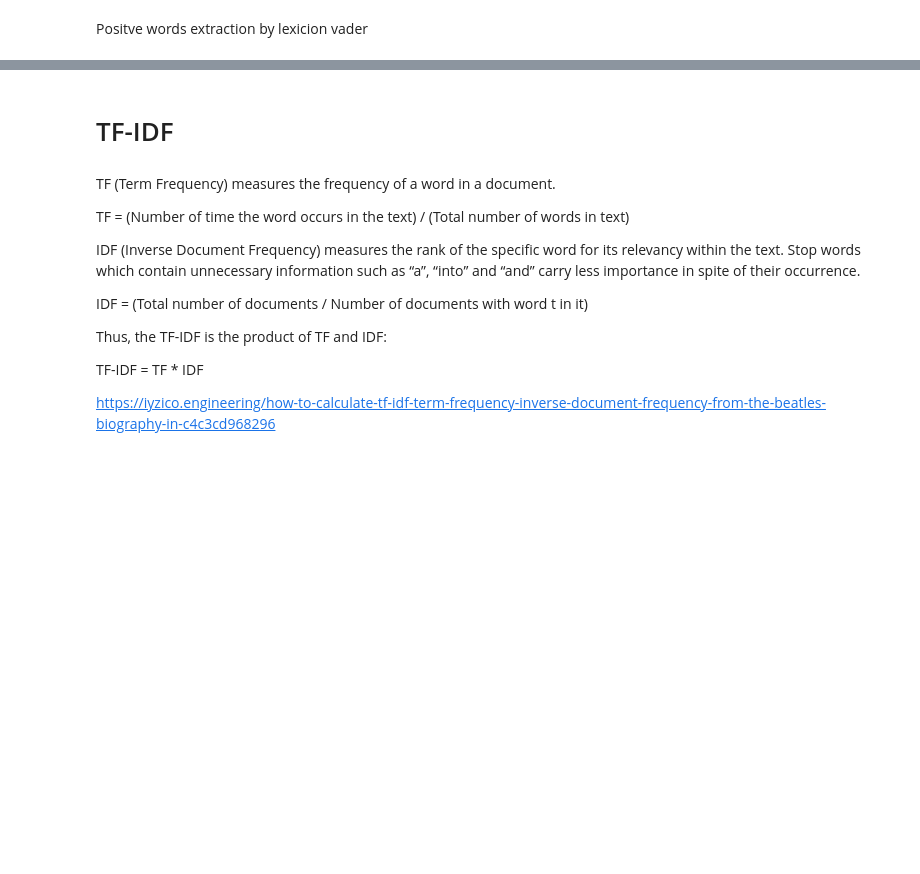
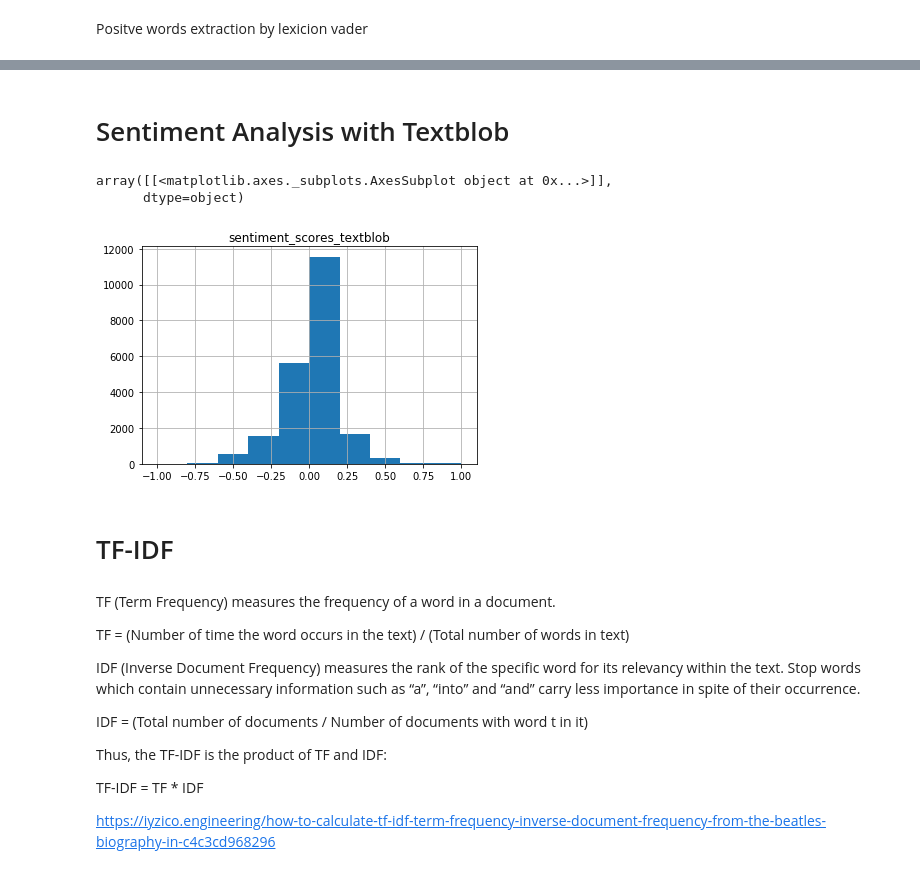
Before and after one commit to gcarvajal1222/Sentiment-Analysis-NYT-Immigration-Articles, a Jupyter notebook: NYT API python Sentiment Analysis.ipynb, the cells around one changed output, grey strips where cells are left out. Saved outputs shown, nothing was run; the diff lists cells and outputs as text; code cells hidden in the pictures; blank space fills up the shorter version.

```diff
--- a/NYT API python Sentiment Analysis.ipynb
+++ b/NYT API python Sentiment Analysis.ipynb
@@ -259,9 +244,9 @@ def get_word_sentiment(text):
     tokenized_text = nltk.word_tokenize(text)
 
     for word in tokenized_text:
-        if (analyser.polarity_scores(word)['compound']) >= 0.1:
+        if (analyser.polarity_scores(word)['compound']) >= 0.05:
             pos_word_list.append(word)
-        elif (analyser.polarity_scores(word)['compound']) <= -0.1:
+        elif (analyser.polarity_scores(word)['compound']) <= -0.05:
             neg_word_list.append(word)
         else:
             neu_word_list.append(word)
@@ -416,0 +351,2 @@ df_negaitve_words
+# %% [markdown]
+# Sentiment Analysis with Textblob
@@ -417,3 +355,22 @@ df_negaitve_words
+# %%
+def sentiment_analyzer_scores_textblob(sentence):
+    scores = TextBlob(sentence).sentiment.polarity
+    #score = ("{:-<40} {}".format(sentence, str(string_words)))
+    return scores
+# %%
+clean_text=list(df['cleanText'])
+
+sentiment_scores_texblob = []
+for i in range(len(clean_text)):
+    sentiment_scores_texblob.append(sentiment_analyzer_scores_textblob(clean_text[i]))
+# %%
+df['sentiment_scores_textblob'] = sentiment_scores_texblob
+# %%
+df.hist(column = 'sentiment_scores_textblob')
+# %% [output]
+array([[<matplotlib.axes._subplots.AxesSubplot object at 0x...>]],
+      dtype=object)
+[figure, added]
 # %% [markdown]
 # TF-IDF
 # %% [markdown]
```
Also changed, not shown: parts of 19 cells of this notebook.
